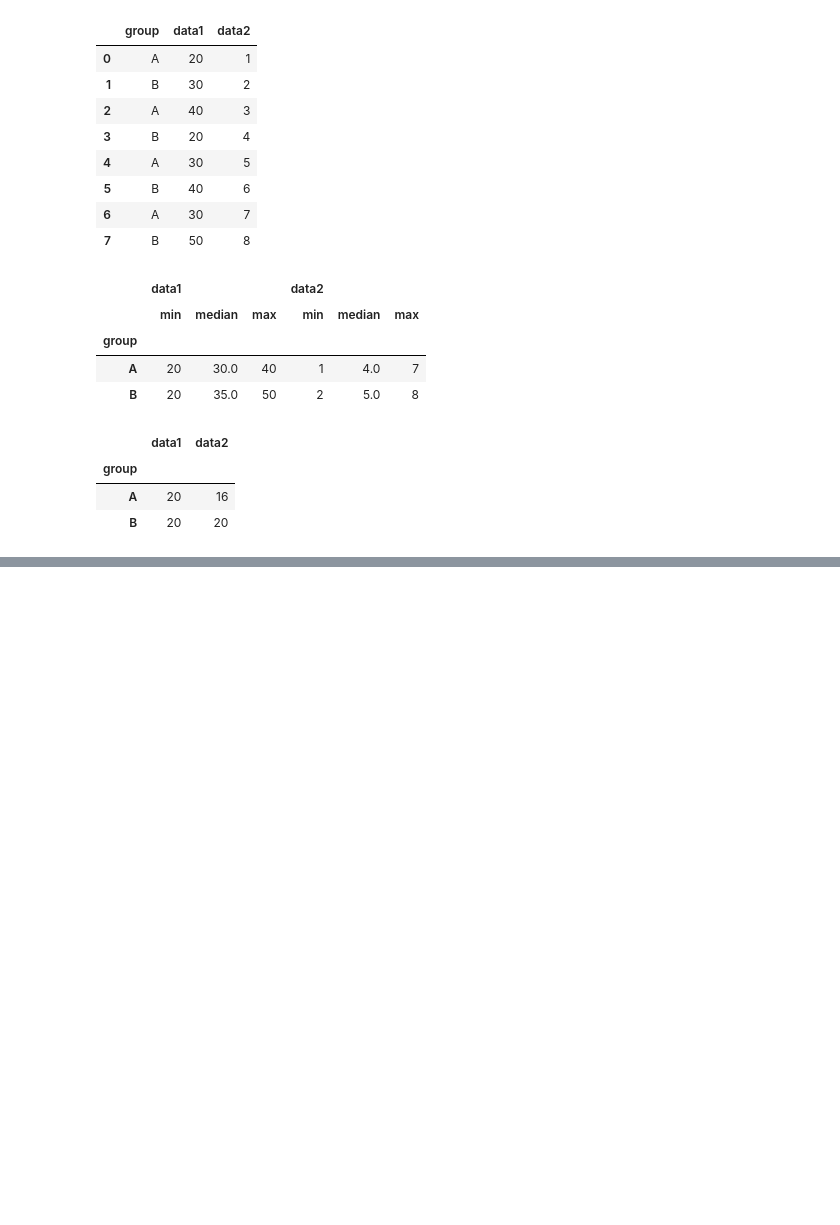
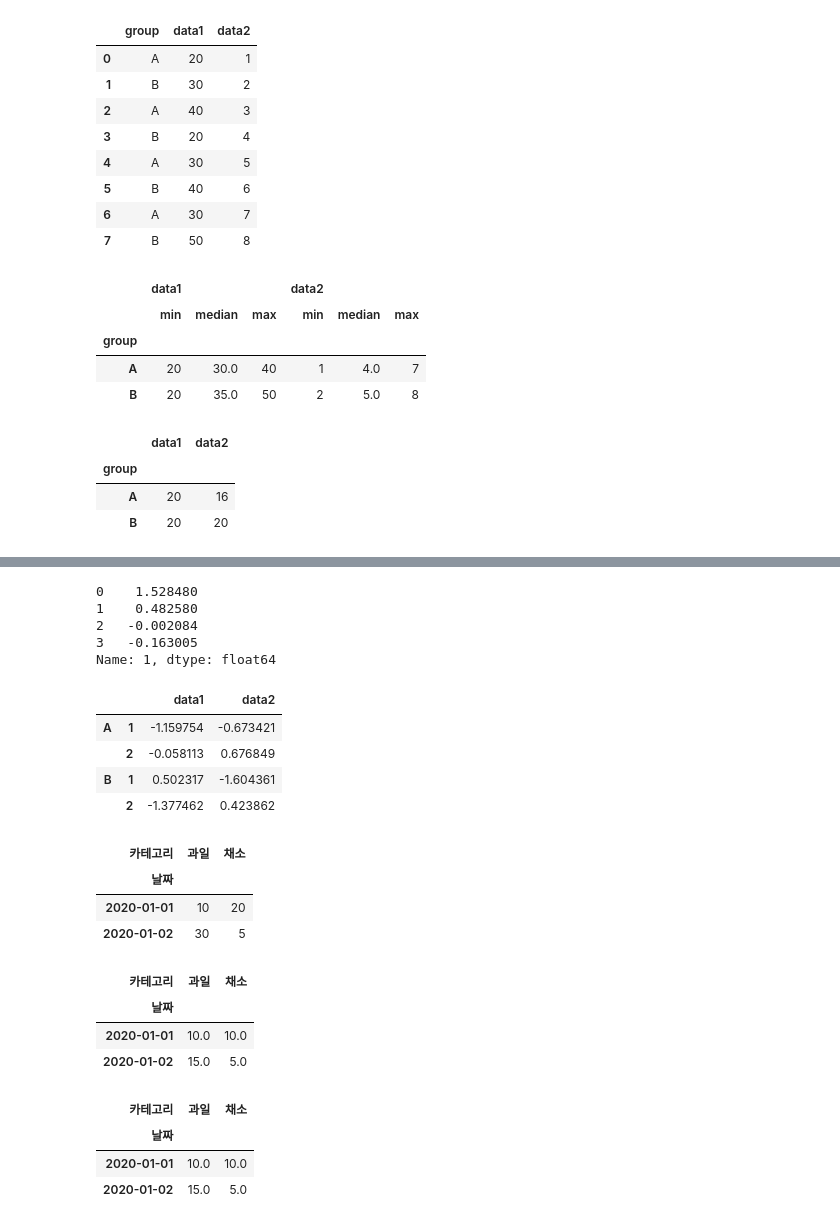
Before and after one commit to sunssstar/pandas, a Jupyter notebook: pandas_03_심화.ipynb, the cells around one changed output, grey strips where cells are left out. Saved outputs shown, nothing was run; the diff lists cells and outputs as text; code cells hidden in the pictures; blank space fills up the shorter version.

```diff
--- a/pandas_03_심화.ipynb
+++ b/pandas_03_심화.ipynb
@@ -410,0 +515,21 @@ df.groupby('group').aggregate({'data1':'min','data2':'sum'})
+# %%
+df_col['A']['1']
+# %% [output]
+0    1.528480
+1    0.482580
+2   -0.002084
+3   -0.163005
+Name: 1, dtype: float64
+# %%
+# pivot_table
+# index : 행 index로 들어갈 key
+# columns :  열 index로 라벨링 되는 값
+# values : 분석할 데이터 값
+
+df
+# %% [output]
+|  |  | data1 | data2 |
+| A | 1 | -1.159754 | -0.673421 |
+|  | 2 | -0.058113 | 0.676849 |
+| B | 1 | 0.502317 | -1.604361 |
+|  | 2 | -1.377462 | 0.423862 |
@@ -410,0 +545,39 @@ df.groupby('group').aggregate({'data1':'min','data2':'sum'})
+# %%
+df.pivot_table(
+    index = '날짜',
+    columns='카테고리',
+    values= '수량',
+    aggfunc= 'sum'
+
+)
+# %% [output]
+| 카테고리 | 과일 | 채소 |
+| 날짜 |  |  |
+| 2020-01-01 | 10 | 20 |
+| 2020-01-02 | 30 | 5 |
+# %%
+df.pivot_table(
+    index = '날짜',
+    columns='카테고리',
+    values= '수량',
+    aggfunc= "mean"
+
+)
+# %% [output]
+| 카테고리 | 과일 | 채소 |
+| 날짜 |  |  |
+| 2020-01-01 | 10.0 | 10.0 |
+| 2020-01-02 | 15.0 | 5.0 |
+# %%
+df.pivot_table(
+    index = '날짜',
+    columns='카테고리',
+    values= '수량',
+    aggfunc= "mean"
+
+)
+# %% [output]
+| 카테고리 | 과일 | 채소 |
+| 날짜 |  |  |
+| 2020-01-01 | 10.0 | 10.0 |
+| 2020-01-02 | 15.0 | 5.0 |
```
Also changed, not shown: parts of 12 cells of this notebook.
